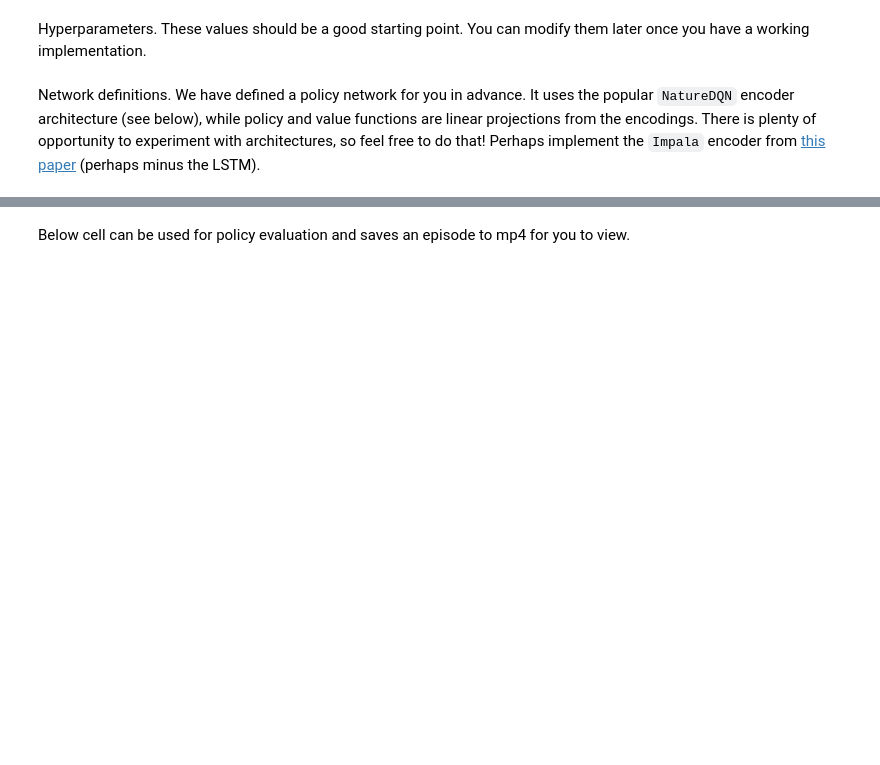
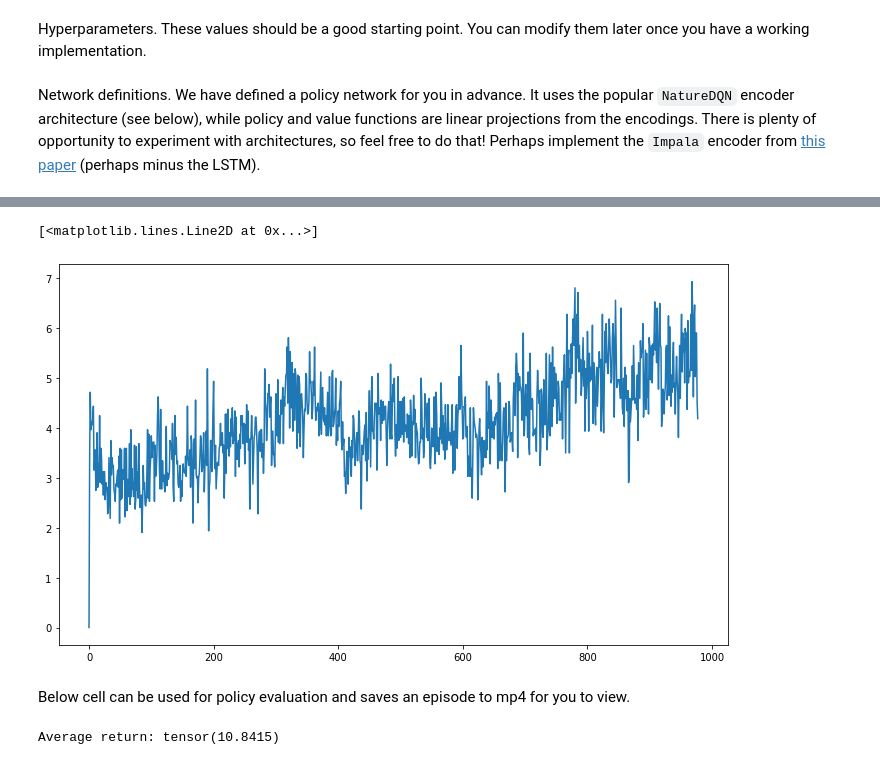
Before and after one commit to raulorteg/deep-learning-project, a Jupyter notebook: IMPALA_beast.ipynb, the cells around one changed output, grey strips where cells are left out. Drawn from its saved outputs; the diff is of its cells as text; code cells hidden in the pictures; blank space fills up the shorter version.

Commit message:
IMPALA beast plots added

```diff
--- a/IMPALA_beast.ipynb
+++ b/IMPALA_beast.ipynb
@@ -47,6 +47,7 @@ Network definitions. We have defined a policy network for you in advance. It use
 import torch
 import torch.nn as nn
 import torch.nn.functional as F
+import numpy as np
 from utils import make_env, Storage, orthogonal_init
 
 
@@ -188,6 +189,8 @@ storage = Storage(
 
 # Run training
 obs = env.reset()
+reward_storage = 0
+step_storage = 0
 step = 0
 while step < total_steps:
 
@@ -255,7 +258,8 @@ while step < total_steps:
   # Update stats
   step += num_envs * num_steps
   print(f'Step: {step}\tMean reward: {storage.get_reward()}')
-
+  reward_storage = np.append(reward_storage, storage.get_reward())
+  step_storage = np.append(step_storage, step)
 print('Completed training!')
 torch.save(policy.state_dict, 'checkpoint.pt')
 # %% [output]
@@ -271,3 +283,12 @@ torch.Size([32, 3, 64, 64])
+# %%
+import matplotlib.pyplot as plt
+fig, ax = plt.subplots(figsize=(12, 7))
+ax.grid()
+ax.plot(step_storage, reward_storage)
+fig.savefig('Rewards.png')
+# %% [output]
+[<matplotlib.lines.Line2D at 0x...>]
+[figure, added]
 # %% [markdown]
 Below cell can be used for policy evaluation and saves an episode to mp4 for you to view.
 # %%
@@ -301,4 +322,6 @@ print('Average return:', total_reward)
 
 # Save frames as video
 frames = torch.stack(frames)
-imageio.mimsave('vid.mp4', frames, fps=25)
+imageio.mimsave('vid_starpilot.mp4', frames, fps=25)
+# %% [output]
+Average return: tensor(10.8415)
```
Also changed, not shown: parts of 4 cells of this notebook.
